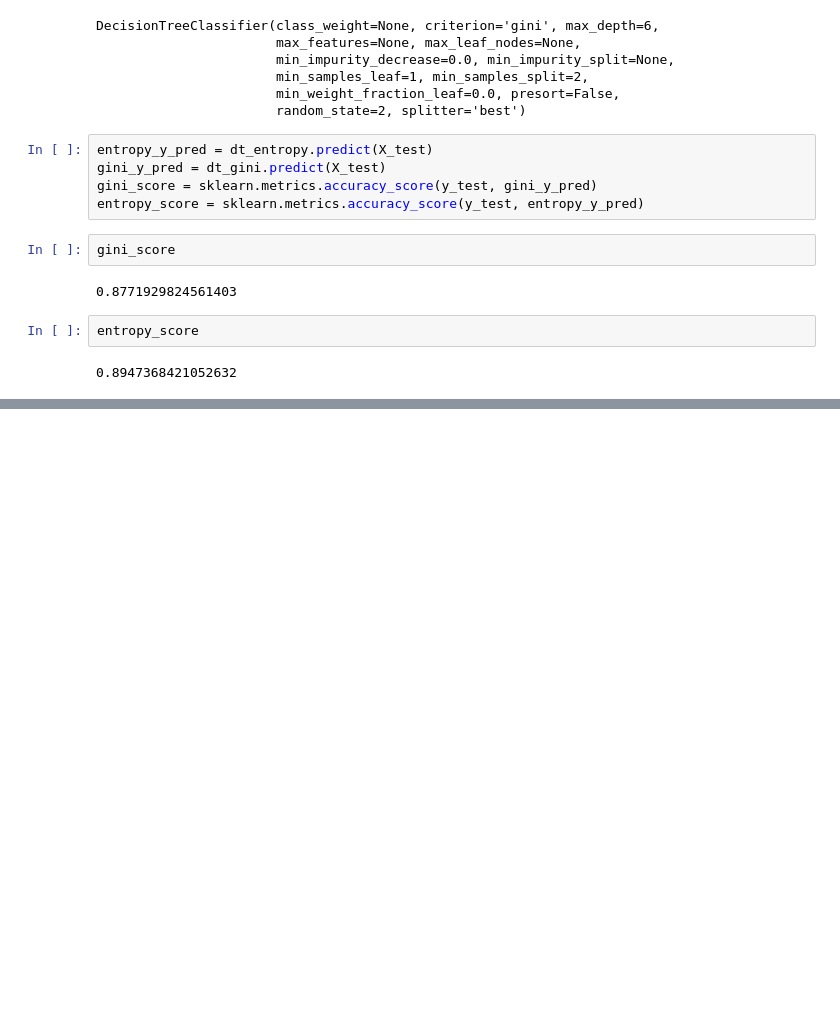
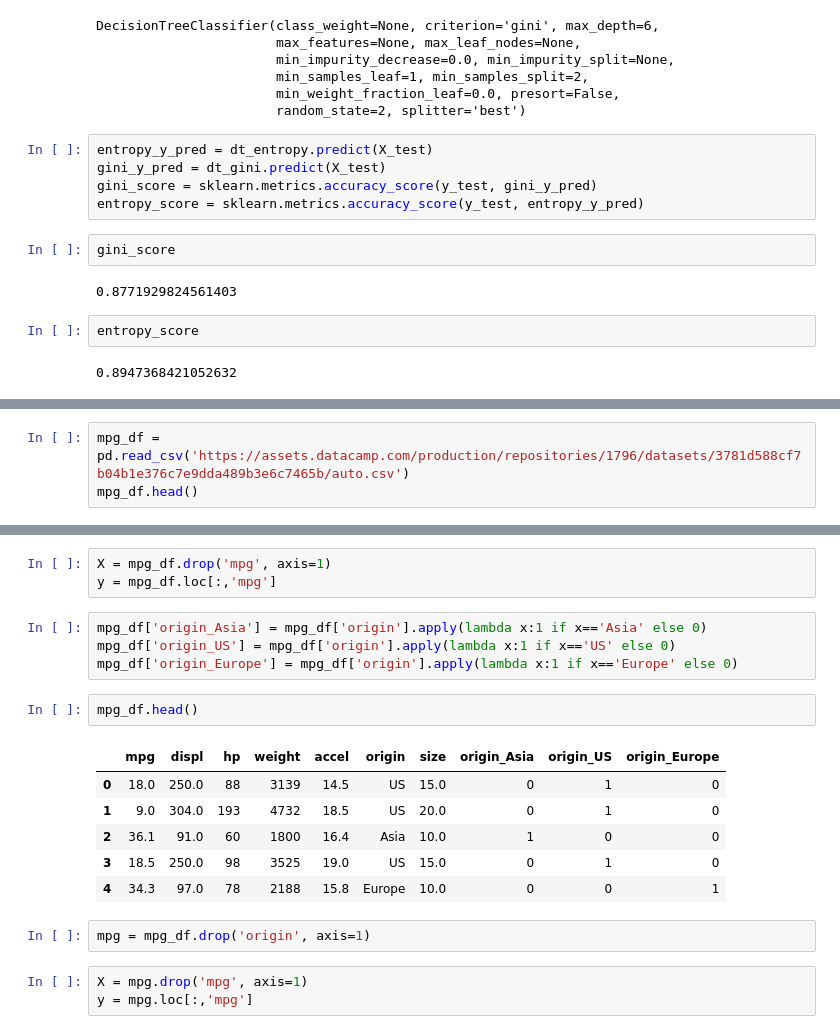
Before and after one commit to Samyak2607/Data-Science-Practice, a Jupyter notebook: Decision-Tree-Classifier.ipynb, the cells around one changed output, grey strips where cells are left out. Cells and saved outputs as stored; diff of their text form; blank space fills up the shorter version.

```diff
--- a/Decision-Tree-Classifier.ipynb
+++ b/Decision-Tree-Classifier.ipynb
@@ -196,0 +199,3 @@ entropy_score
+# %%
+mpg_df = pd.read_csv('https://assets.datacamp.com/production/repositories/1796/datasets/3781d588cf7b04b1e376c7e9dda489b3e6c7465b/auto.csv')
+mpg_df.head()
@@ -196,0 +209,21 @@ entropy_score
+# %%
+X = mpg_df.drop('mpg', axis=1)
+y = mpg_df.loc[:,'mpg']
+# %%
+mpg_df['origin_Asia'] = mpg_df['origin'].apply(lambda x:1 if x=='Asia' else 0)
+mpg_df['origin_US'] = mpg_df['origin'].apply(lambda x:1 if x=='US' else 0)
+mpg_df['origin_Europe'] = mpg_df['origin'].apply(lambda x:1 if x=='Europe' else 0)
+# %%
+mpg_df.head()
+# %% [output]
+|  | mpg | displ | hp | weight | accel | origin | size | origin_Asia | origin_US | origin_Europe |
+| 0 | 18.0 | 250.0 | 88 | 3139 | 14.5 | US | 15.0 | 0 | 1 | 0 |
+| 1 | 9.0 | 304.0 | 193 | 4732 | 18.5 | US | 20.0 | 0 | 1 | 0 |
+| 2 | 36.1 | 91.0 | 60 | 1800 | 16.4 | Asia | 10.0 | 1 | 0 | 0 |
+| 3 | 18.5 | 250.0 | 98 | 3525 | 19.0 | US | 15.0 | 0 | 1 | 0 |
+| 4 | 34.3 | 97.0 | 78 | 2188 | 15.8 | Europe | 10.0 | 0 | 0 | 1 |
+# %%
+mpg = mpg_df.drop('origin', axis=1)
+# %%
+X = mpg.drop('mpg', axis=1)
+y = mpg.loc[:,'mpg']
```
Also changed, not shown: parts of 9 cells of this notebook.
